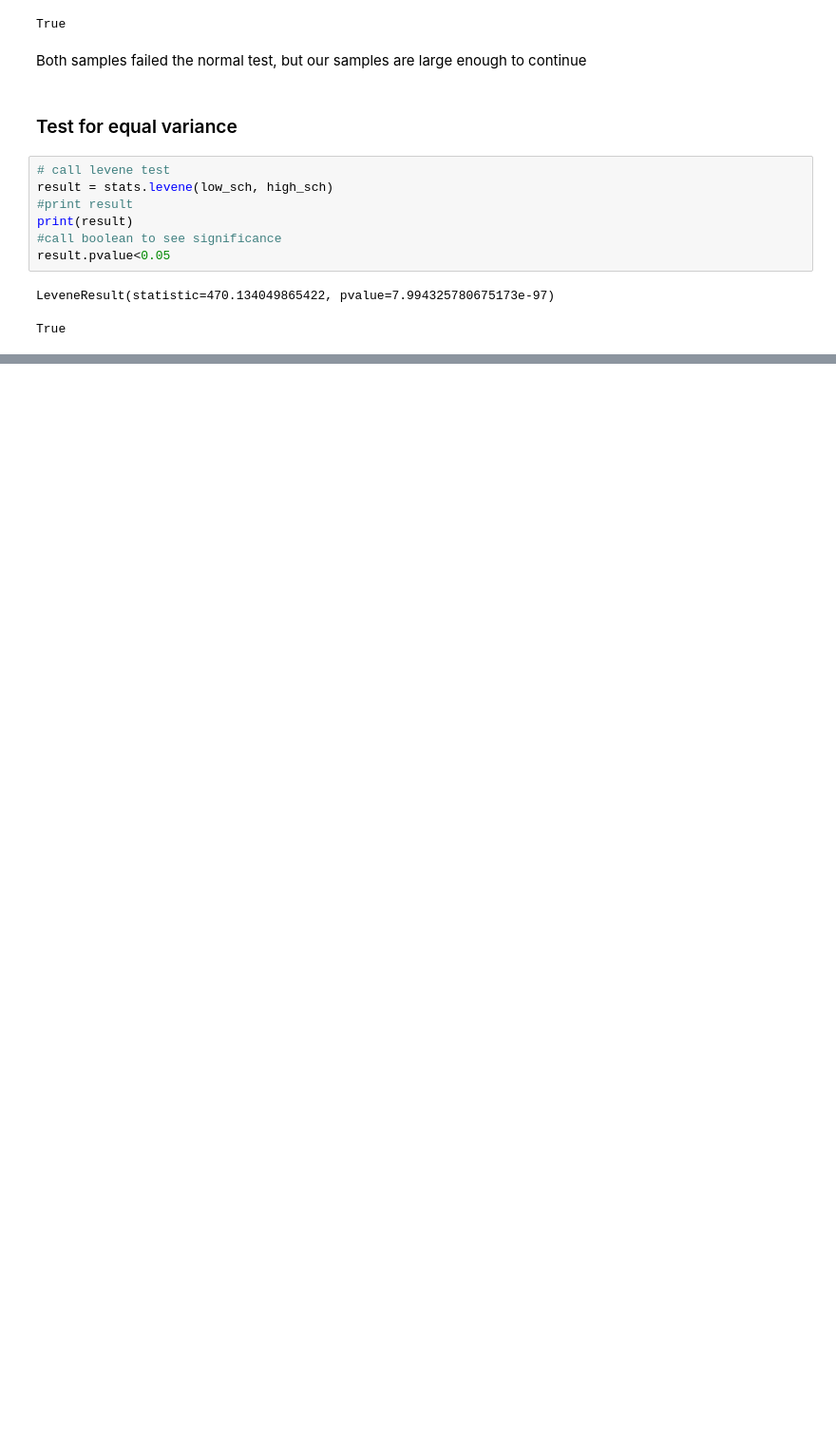
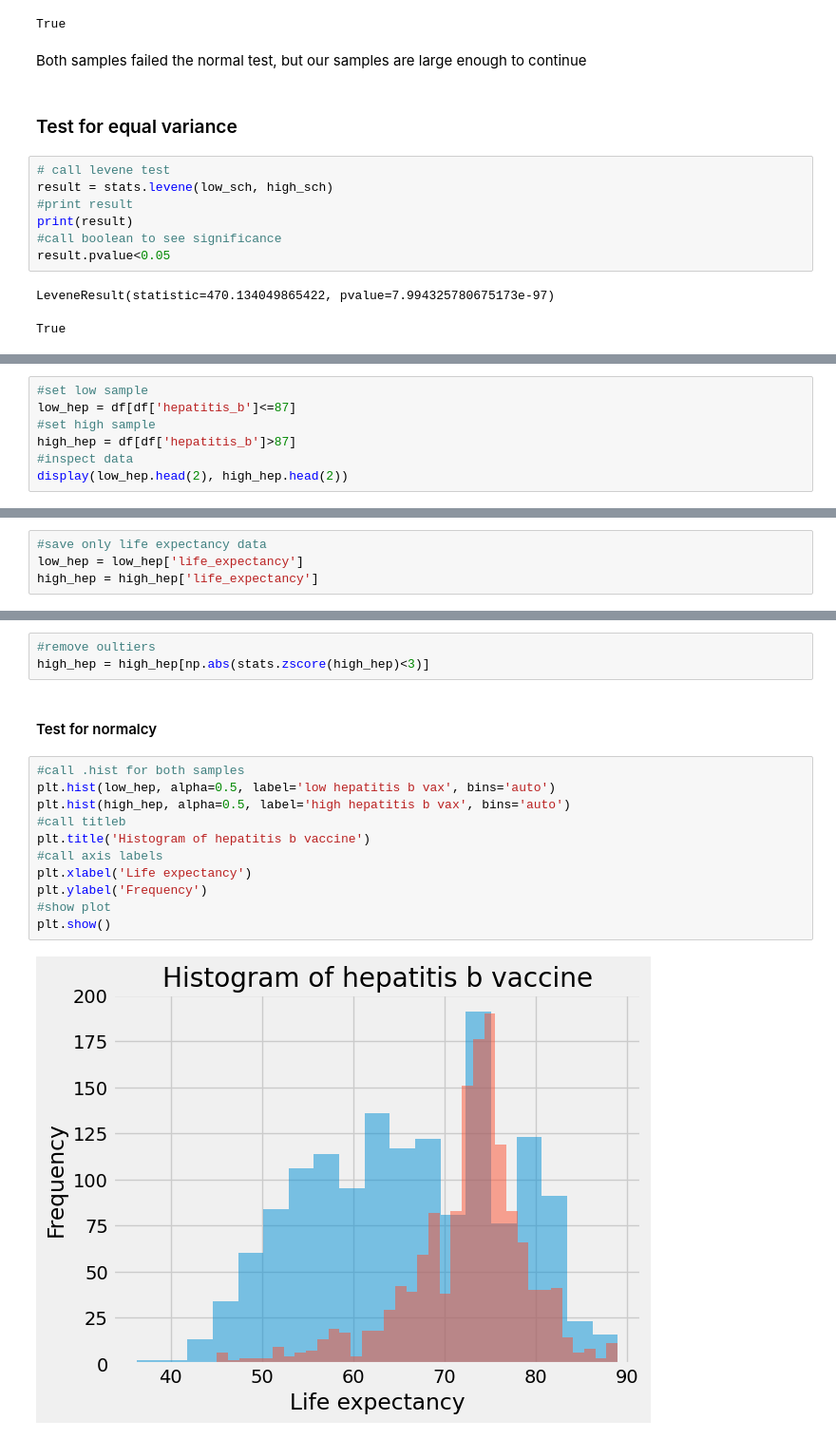
Before and after one commit to CameronBannick/Life-Expectancy-Dataset, a Jupyter notebook: Report on world life expectancy .ipynb, the cells around one changed output, grey strips where cells are left out. Shown at 95% size. Saved outputs shown, nothing was run; the diff lists cells and outputs as text; blank space fills up the shorter version.

```diff
--- a/Report on world life expectancy .ipynb
+++ b/Report on world life expectancy .ipynb
@@ -2163,0 +2539,7 @@ True
+# %%
+#set low sample
+low_hep = df[df['hepatitis_b']<=87]
+#set high sample
+high_hep = df[df['hepatitis_b']>87]
+#inspect data
+display(low_hep.head(2), high_hep.head(2))
@@ -2163,0 +2555,4 @@ True
+# %%
+#save only life expectancy data
+low_hep = low_hep['life_expectancy']
+high_hep = high_hep['life_expectancy']
@@ -2163,0 +2579,18 @@ True
+# %%
+#remove oultiers
+high_hep = high_hep[np.abs(stats.zscore(high_hep)<3)]
+# %% [markdown]
+#### Test for normalcy
+# %%
+#call .hist for both samples
+plt.hist(low_hep, alpha=0.5, label='low hepatitis b vax', bins='auto')
+plt.hist(high_hep, alpha=0.5, label='high hepatitis b vax', bins='auto')
+#call titleb
+plt.title('Histogram of hepatitis b vaccine')
+#call axis labels
+plt.xlabel('Life expectancy')
+plt.ylabel('Frequency')
+#show plot
+plt.show()
+# %% [output]
+[figure, added]
```
Also changed, not shown: parts of 83 cells of this notebook, 3 other files.
